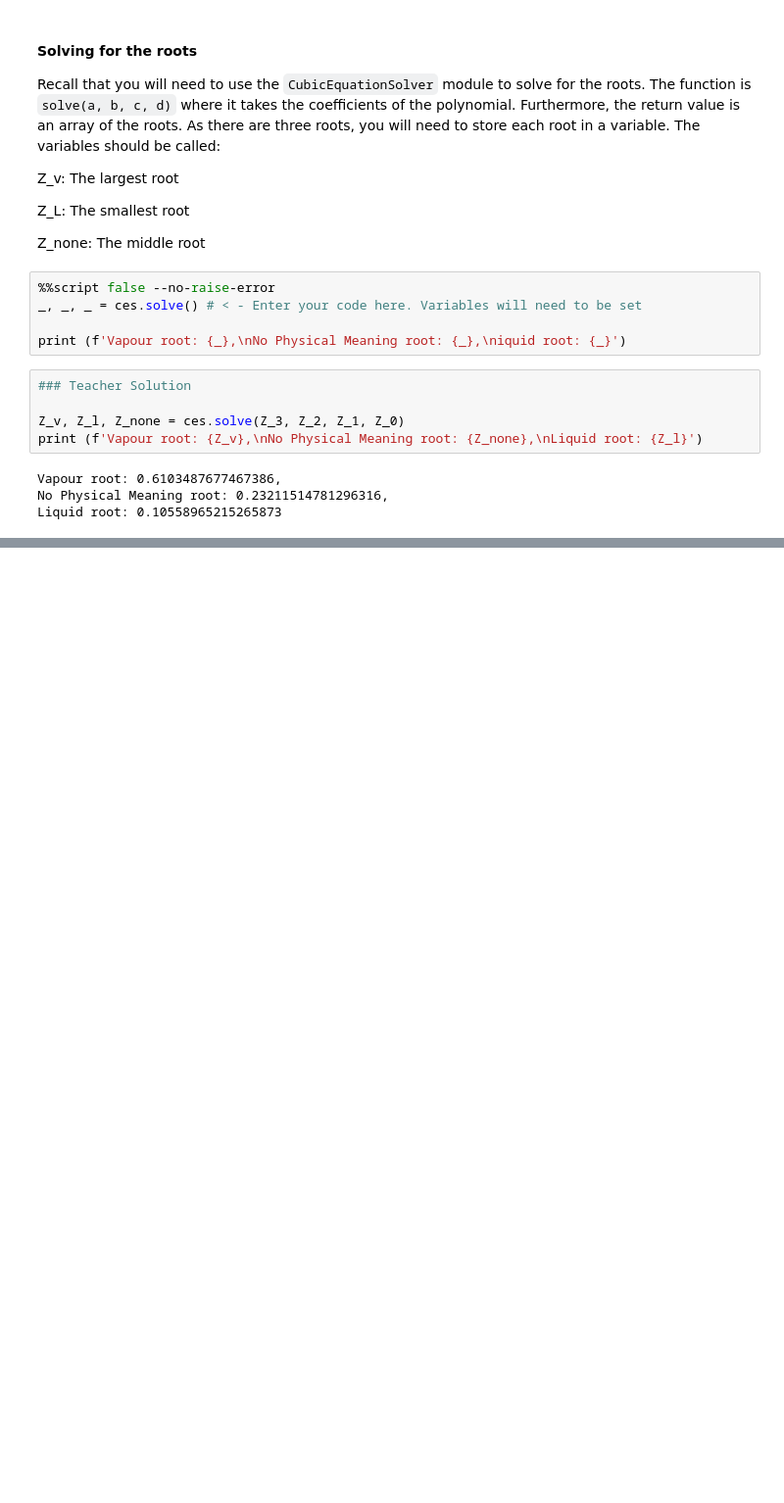
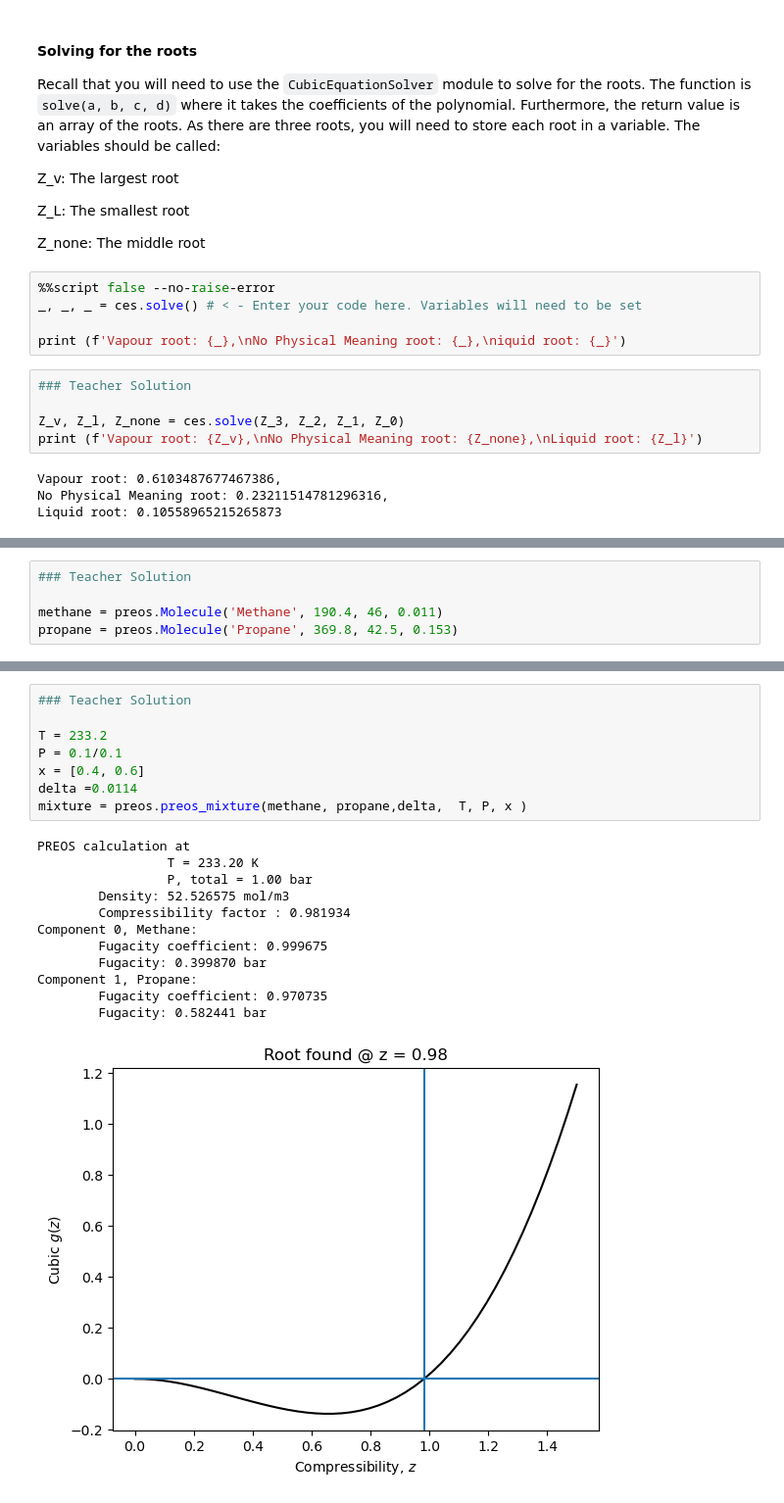
Before and after one commit to calvinp0/thermo_b_class, a Jupyter notebook: student_exercises.ipynb, the cells around one changed output, grey strips where cells are left out. Shown: that part at 98% size. Saved outputs shown, nothing was run; the diff lists cells and outputs as text; blank space fills up the shorter version.

```diff
--- a/student_exercises.ipynb
+++ b/student_exercises.ipynb
@@ -439,0 +1113,5 @@ Liquid root: 0.10558965215265873
+# %%
+### Teacher Solution
+
+methane = preos.Molecule('Methane', 190.4, 46, 0.011)
+propane = preos.Molecule('Propane', 369.8, 42.5, 0.153)
@@ -439,0 +1144,21 @@ Liquid root: 0.10558965215265873
+# %%
+### Teacher Solution
+
+T = 233.2
+P = 0.1/0.1
+x = [0.4, 0.6]
+delta =0.0114
+mixture = preos.preos_mixture(methane, propane,delta,  T, P, x )
+# %% [output]
+PREOS calculation at
+                 T = 233.20 K
+                 P, total = 1.00 bar
+        Density: 52.526575 mol/m3
+        Compressibility factor : 0.981934
+Component 0, Methane:
+        Fugacity coefficient: 0.999675
+        Fugacity: 0.399870 bar
+Component 1, Propane:
+        Fugacity coefficient: 0.970735
+        Fugacity: 0.582441 bar
+[figure, added]
```
Also changed, not shown: parts of 65 cells of this notebook, 13 other files.
